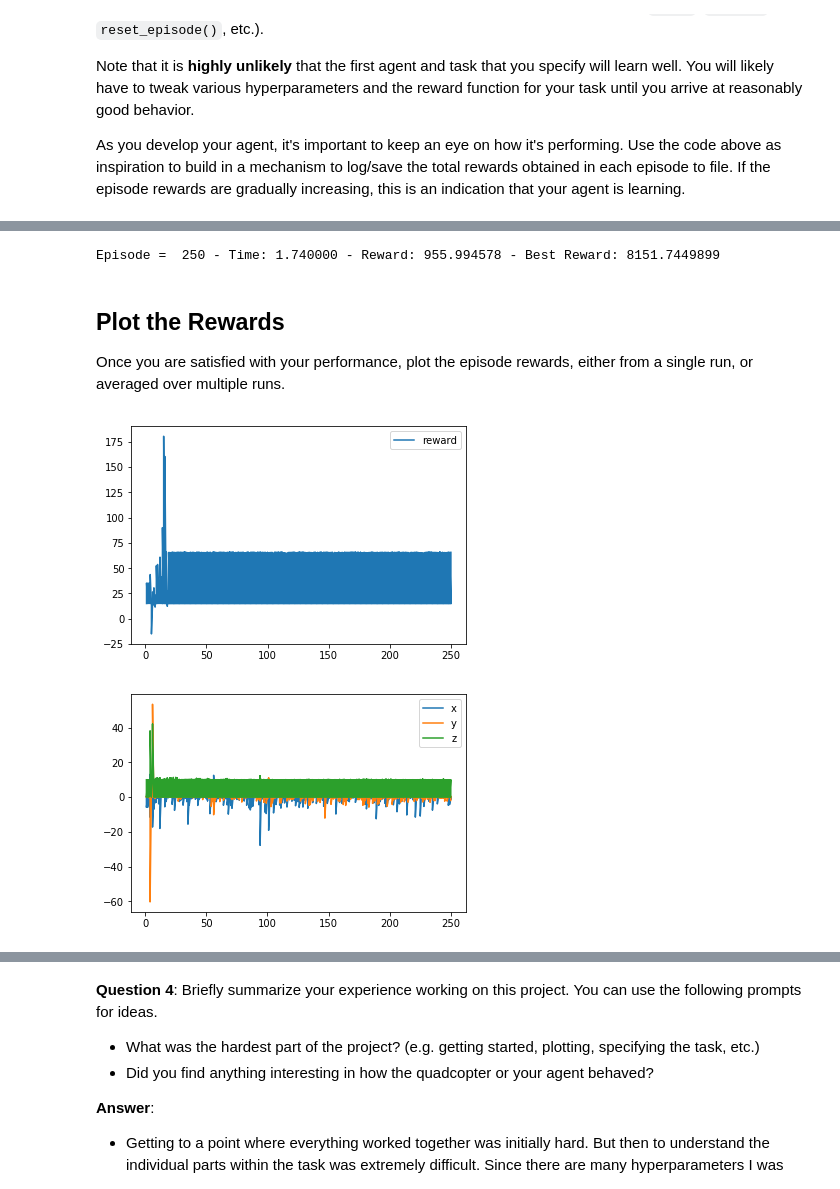
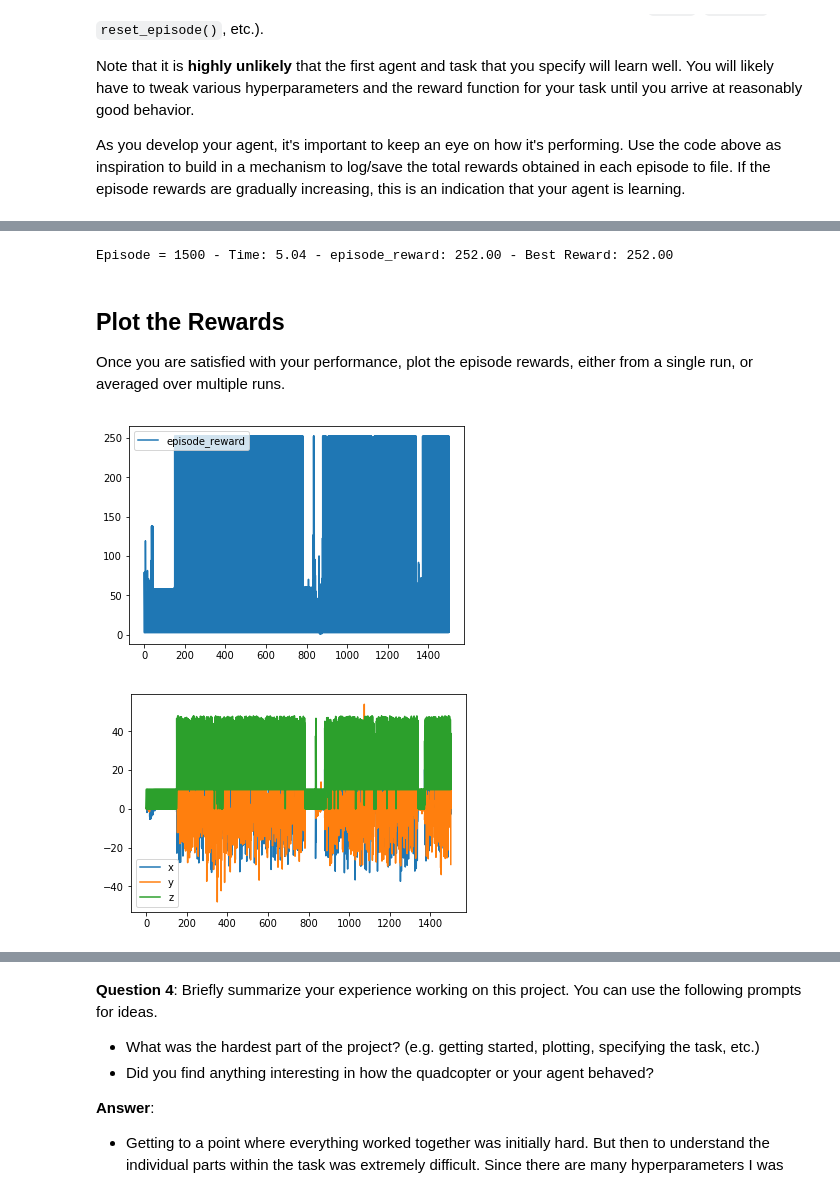
Before and after one commit to matthiasludwig/rl-quadrocopter, a Jupyter notebook: Quadcopter_Project.ipynb, the cells around one changed output, grey strips where cells are left out. Cells and saved outputs as stored; diff of their text form; code cells hidden in the pictures.

Commit message:
Changed the reward function and adjusted the call to the agent in the jupyter notebook

```diff
--- a/Quadcopter_Project.ipynb
+++ b/Quadcopter_Project.ipynb
@@ -235,16 +237,16 @@ from task import Task
 # %%
 # Train the Agent
 
-num_episodes = 250
+num_episodes = 1500
 target_pos = np.array([0., 0., 10.])
 task = Task(target_pos=target_pos)
 agent = DDPG(task)
 # Adapted from first Agent above
 labels = ['episode', 'time', 'x', 'y', 'z', 'phi', 'theta', 'psi', 'x_velocity',
           'y_velocity', 'z_velocity', 'phi_velocity', 'theta_velocity',
-          'psi_velocity', 'rotor_speed1', 'rotor_speed2', 'rotor_speed3', 'rotor_speed4', 'reward']
+          'psi_velocity', 'rotor_speed1', 'rotor_speed2', 'rotor_speed3', 'rotor_speed4', 'reward', 'episode_reward']
 results = {x : [] for x in labels}
-total_reward = 0  # Keep track of the total reward per Episode
+episode_reward = 0  # Keep track of the total reward per Episode
 best_reward = 0  # Keep track of the best reward so far
 
 for i_episode in range(1, num_episodes+1):
@@ -253,22 +255,22 @@ for i_episode in range(1, num_episodes+1):
         action = agent.act(state)
         next_state, reward, done = task.step(action)
         agent.step(action, reward, next_state, done)
-        total_reward += reward # Sum up reward during episodes
+        episode_reward += reward # Sum up reward during episodes
         state = next_state
         # Taken from first agent above "to_write"
-        status_data = [i_episode] + [task.sim.time] + list(task.sim.pose) + list(task.sim.v) + list(task.sim.angular_v) + list(action) + [reward]
+        status_data = [i_episode] + [task.sim.time] + list(task.sim.pose) + list(task.sim.v) + list(task.sim.angular_v) + list(action) + [reward] + [episode_reward]
         for ii in range(len(labels)):
             results[labels[ii]].append(status_data[ii])
         if done:
-            if total_reward > best_reward:
-                best_reward = total_reward
+            if episode_reward > best_reward:
+                best_reward = episode_reward
             # Print statements to keep track of the episodes
-            print("\rEpisode = {:4d} - Time: {:2f} - Reward: {:2f} - Best Reward: {:2f}".format(i_episode, status_data[1], total_reward, best_reward), end="") # [debug]
-            total_reward = 0
+            print("\rEpisode = {:4d} - Time: {:.2f} - episode_reward: {:.2f} - Best Reward: {:.2f}".format(i_episode, status_data[1], episode_reward, best_reward), end="") # [debug]
+            episode_reward = 0
             break
     sys.stdout.flush()
 # %% [output]
-Episode =  250 - Time: 1.740000 - Reward: 955.994578 - Best Reward: 8151.7449899
+Episode = 1500 - Time: 5.04 - episode_reward: 252.00 - Best Reward: 252.00
 # %% [markdown]
 ## Plot the Rewards
 
@@ -278,11 +280,11 @@ import matplotlib.pyplot as plt
 %matplotlib inline
 # %%
 ## Plot the rewards.
-plt.plot(results['episode'], results['reward'], label='reward')
+plt.plot(results['episode'], results['episode_reward'], label='episode_reward')
 plt.legend()
 _ = plt.ylim()
 # %% [output]
-[figure, old version]
+[figure, new version]
 # %%
 # Plot the x, y and z position during the episodes
 plt.plot(results['episode'], results['x'], label='x')
@@ -291,7 +293,7 @@ plt.plot(results['episode'], results['z'], label='z')
 plt.legend()
 _ = plt.ylim()
 # %% [output]
-[figure, old version]
+[figure, new version]
 # %% [markdown]
 ## Reflections
 
```
Also changed, not shown: parts of 5 cells of this notebook, 2 other files.
